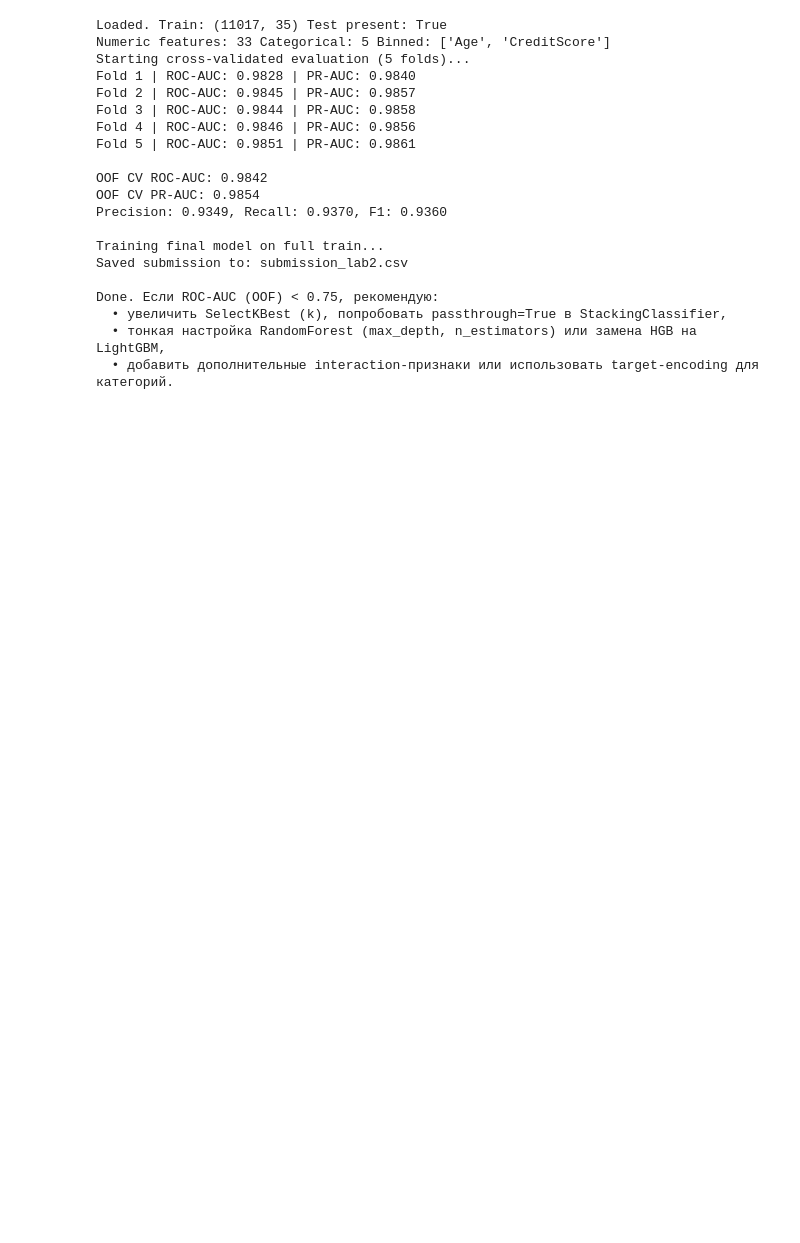
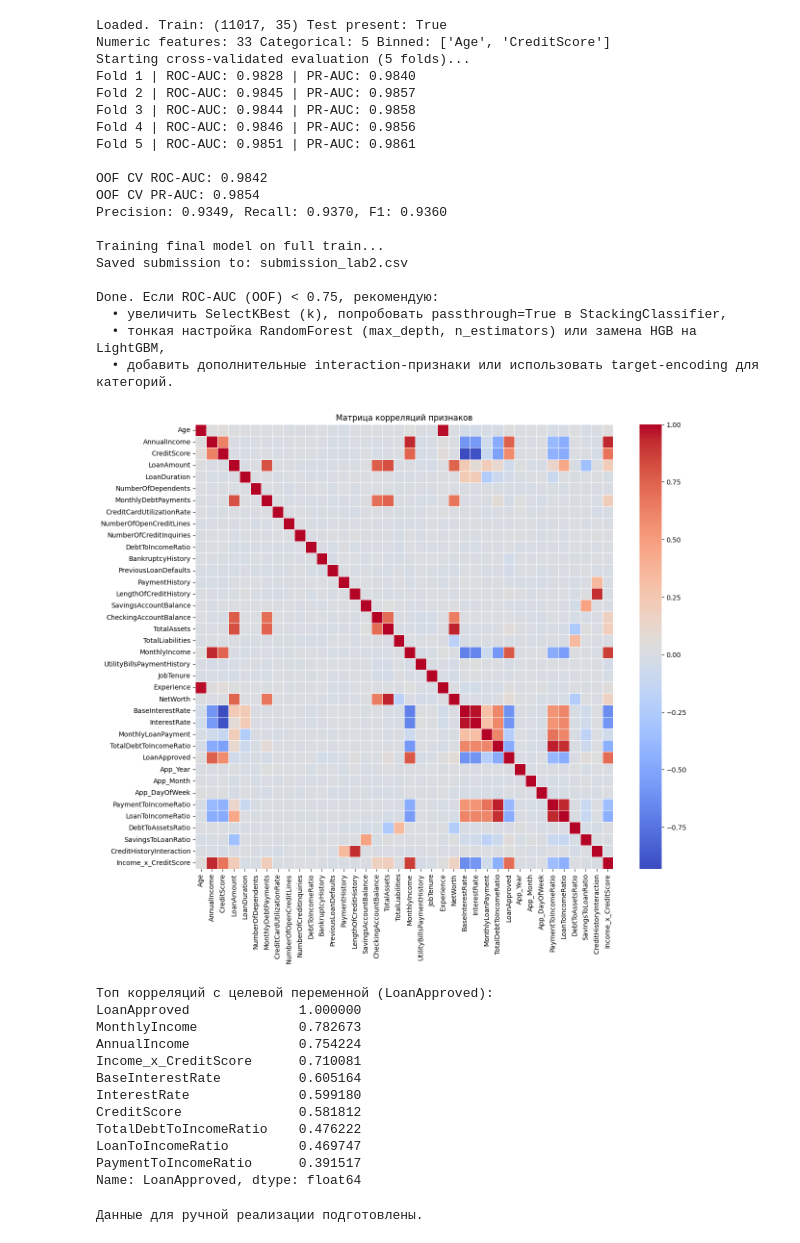
Before and after one commit to Efrki/Concepts-of-Machine-Learning, a Jupyter notebook: Lab_2/Lab2.ipynb, the cells around one changed output. Cells and saved outputs as stored; diff of their text form; code cells hidden in the pictures; blank space fills up the shorter version.

```diff
--- a/Lab_2/Lab2.ipynb
+++ b/Lab_2/Lab2.ipynb
@@ -225,3 +219,55 @@ Done. Если ROC-AUC (OOF) < 0.75, рекомендую:
   • увеличить SelectKBest (k), попробовать passthrough=True в StackingClassifier,
   • тонкая настройка RandomForest (max_depth, n_estimators) или замена HGB на LightGBM,
   • добавить дополнительные interaction-признаки или использовать target-encoding для категорий.
+# %%
+import matplotlib.pyplot as plt
+import seaborn as sns
+import numpy as np
+
+numeric_data = train_proc.select_dtypes(include=[np.number])
+plt.figure(figsize=(14, 12))
+correlation_matrix = numeric_data.corr()
+
+sns.heatmap(correlation_matrix, annot=False, cmap='coolwarm', linewidths=0.5)
+plt.title("Матрица корреляций признаков")
+plt.show()
+
+print("Топ корреляций с целевой переменной (LoanApproved):")
+print(correlation_matrix['LoanApproved'].abs().sort_values(ascending=False).head(10))
+# %% [output]
+[figure, added]
+Топ корреляций с целевой переменной (LoanApproved):
+LoanApproved              1.000000
+MonthlyIncome             0.782673
+AnnualIncome              0.754224
+Income_x_CreditScore      0.710081
+BaseInterestRate          0.605164
+InterestRate              0.599180
+CreditScore               0.581812
+TotalDebtToIncomeRatio    0.476222
+LoanToIncomeRatio         0.469747
+PaymentToIncomeRatio      0.391517
+Name: LoanApproved, dtype: float64
+# %%
+from sklearn.tree import DecisionTreeRegressor, DecisionTreeClassifier
+from sklearn.metrics import accuracy_score, precision_score, recall_score, f1_score, roc_auc_score, average_precision_score, confusion_matrix, roc_curve, precision_recall_curve
+import numpy as np
+import pandas as pd
+import lightgbm as lgb
+from sklearn.ensemble import GradientBoostingClassifier
+from sklearn.model_selection import train_test_split
+import optuna
+
+try:
+    X_manual_train = X.toarray() if hasattr(X, 'toarray') else X
+except NameError:
+    X_manual_train = X_trans.toarray() if hasattr(X_trans, 'toarray') else X_trans
+
+y_manual_train = y
+
+X_train_sub, X_val_sub, y_train_sub, y_val_sub = train_test_split(
+    X_manual_train, y_manual_train, test_size=0.3, random_state=42
+)
+print("Данные для ручной реализации подготовлены.")
+# %% [output]
+Данные для ручной реализации подготовлены.
```
Also changed, not shown: parts of 4 cells of this notebook, 2 other files.
